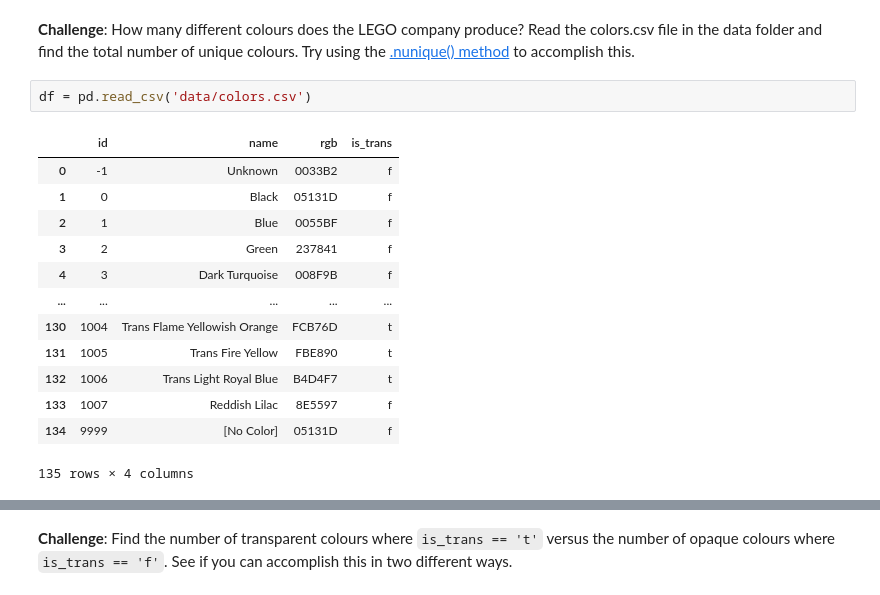
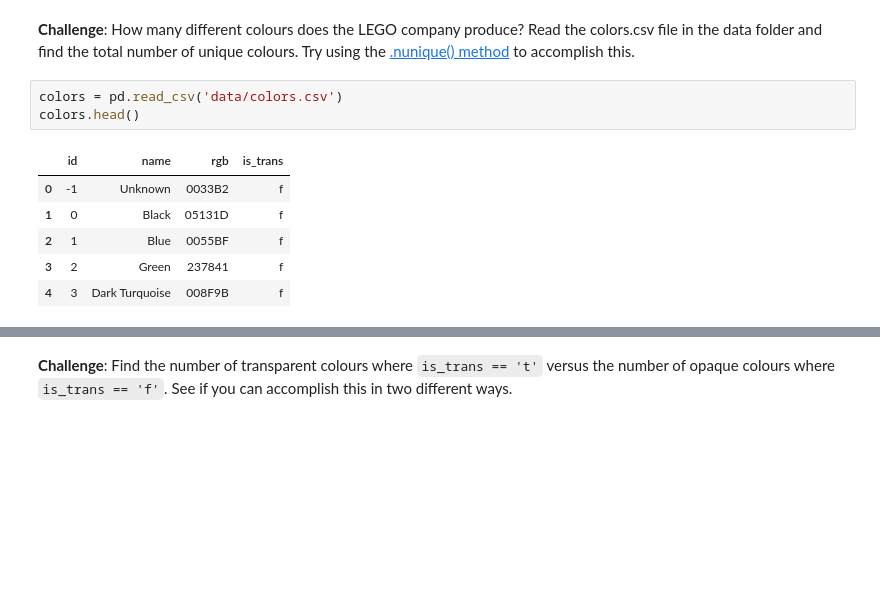
Before and after one commit to Diogojfbraga/100-Days-of-Code, a Jupyter notebook: Day 74 - Aggregate Data in Pandas/Lego_Analysis_for_Course_(start).ipynb, the cells around one changed output, grey strips where cells are left out. Drawn from its saved outputs; the diff is of its cells as text; blank space fills up the shorter version.

```diff
--- a/Day 74 - Aggregate Data in Pandas/Lego_Analysis_for_Course_(start).ipynb
+++ b/Day 74 - Aggregate Data in Pandas/Lego_Analysis_for_Course_(start).ipynb
@@ -28,19 +28,13 @@ import pandas as pd
 # %% [markdown]
 **Challenge**: How many different colours does the LEGO company produce? Read the colors.csv file in the data folder and find the total number of unique colours. Try using the [.nunique() method](https://pandas.pydata.org/pandas-docs/stable/reference/api/pandas.DataFrame.nunique.html?highlight=nunique#pandas.DataFrame.nunique) to accomplish this.
 # %%
-df = pd.read_csv('data/colors.csv')
+colors = pd.read_csv('data/colors.csv')
+colors.head()
 # %% [output]
 |  | id | name | rgb | is_trans |
 | 0 | -1 | Unknown | 0033B2 | f |
 | 1 | 0 | Black | 05131D | f |
 | 2 | 1 | Blue | 0055BF | f |
 | 3 | 2 | Green | 237841 | f |
 | 4 | 3 | Dark Turquoise | 008F9B | f |
-| ... | ... | ... | ... | ... |
-| 130 | 1004 | Trans Flame Yellowish Orange | FCB76D | t |
-| 131 | 1005 | Trans Fire Yellow | FBE890 | t |
-| 132 | 1006 | Trans Light Royal Blue | B4D4F7 | t |
-| 133 | 1007 | Reddish Lilac | 8E5597 | f |
-| 134 | 9999 | [No Color] | 05131D | f |
-135 rows × 4 columns
 # %%
```
Also changed, not shown: parts of 29 cells of this notebook.
